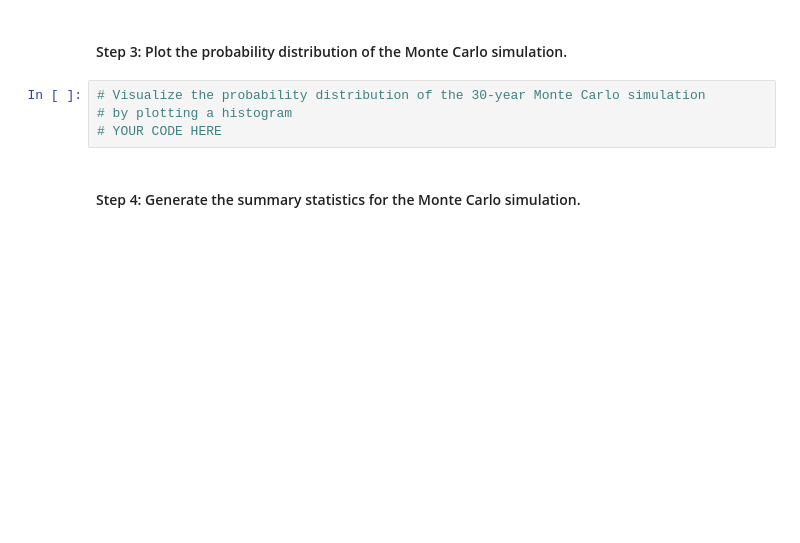
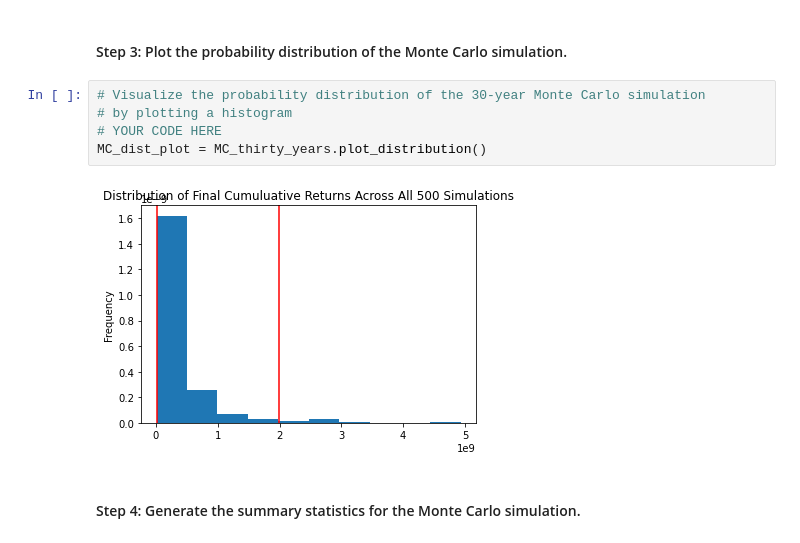
Before and after one commit to SamuelMoore1/Financial_Planning_with_APIs_and_Simulations_HW_5, a Jupyter notebook: Financial Planning with APIs and Simulations HW_5/financial_planning_tools.ipynb, the cells around one changed output. Drawn from its saved outputs; the diff is of its cells as text; blank space fills up the shorter version.

```diff
--- a/Financial Planning with APIs and Simulations HW_5/financial_planning_tools.ipynb
+++ b/Financial Planning with APIs and Simulations HW_5/financial_planning_tools.ipynb
@@ -463,7 +512,10 @@ savings_df
 # %%
 # Visualize the probability distribution of the 30-year Monte Carlo simulation
 # by plotting a histogram
 # YOUR CODE HERE
+MC_dist_plot = MC_thirty_years.plot_distribution()
+# %% [output]
+[figure, added]
 # %% [markdown]
 #### Step 4: Generate the summary statistics for the Monte Carlo simulation.
 # %%
```
Also changed, not shown: parts of 29 cells of this notebook.
